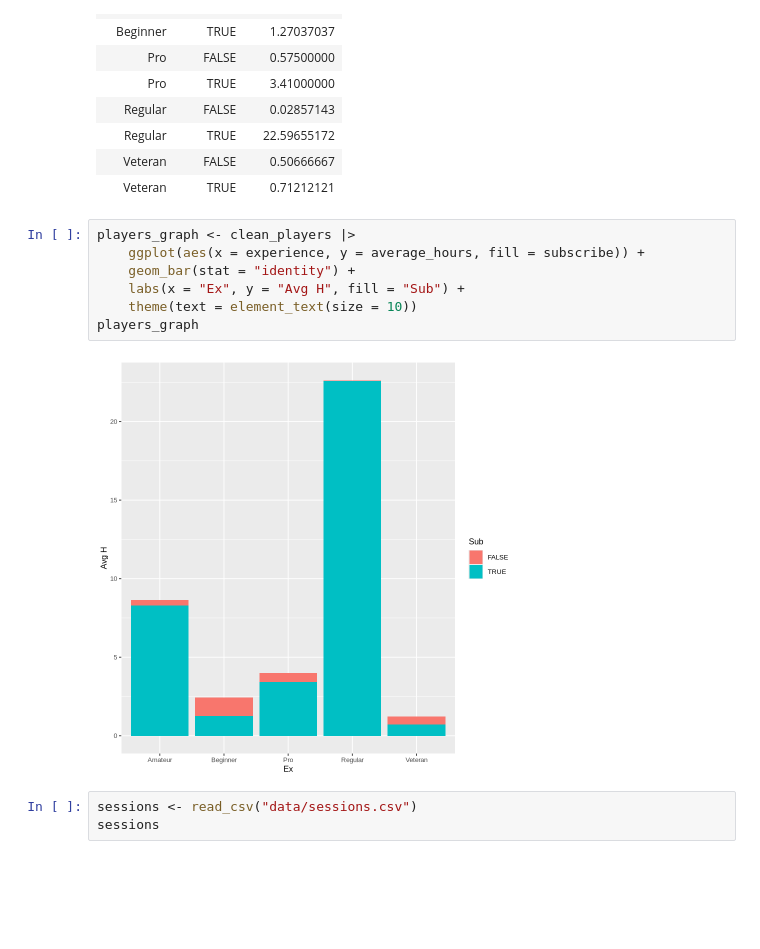
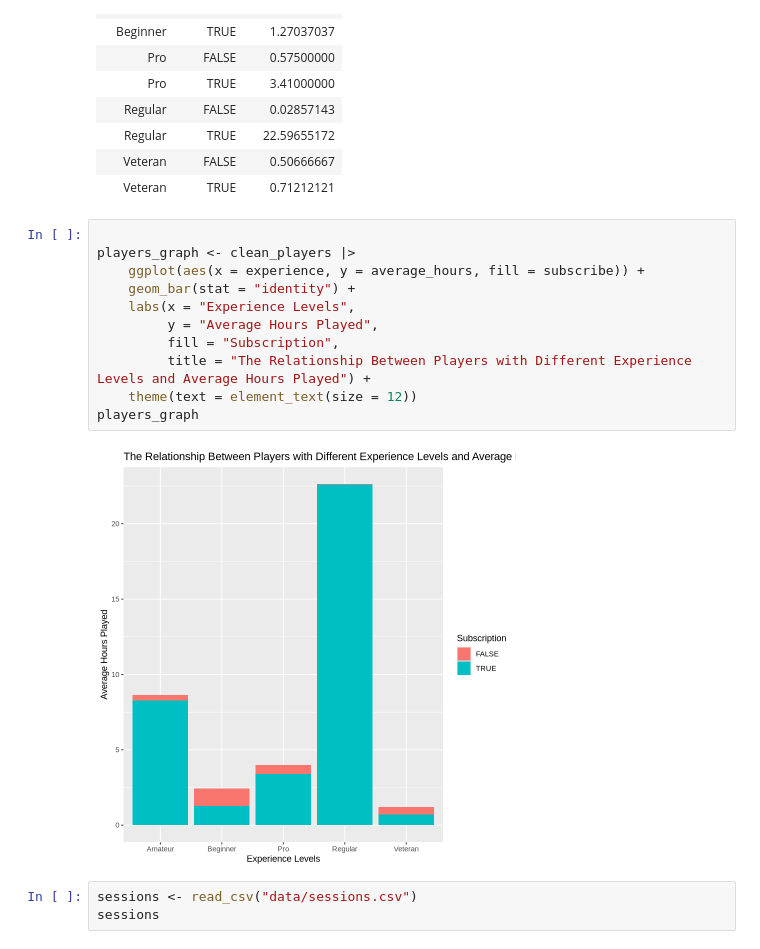
Before and after one commit to soondoongdori/mc_data, a Jupyter notebook: dsci100_project/project.ipynb, the cells around one changed output. Cells and saved outputs as stored; diff of their text form; blank space fills up the shorter version.

Commit message:
graph adjustment

```diff
--- a/dsci100_project/project.ipynb
+++ b/dsci100_project/project.ipynb
@@ -61,14 +61,18 @@ A grouped_df: 10 × 3
 | Veteran | FALSE | 0.50666667 |
 | Veteran | TRUE | 0.71212121 |
 # %%
+
 players_graph <- clean_players |>
     ggplot(aes(x = experience, y = average_hours, fill = subscribe)) +
     geom_bar(stat = "identity") +
-    labs(x = "Ex", y = "Avg H", fill = "Sub") +
-    theme(text = element_text(size = 10))
+    labs(x = "Experience Levels",
+         y = "Average Hours Played",
+         fill = "Subscription",
+         title = "The Relationship Between Players with Different Experience Levels and Average Hours Played") +
+    theme(text = element_text(size = 12))
 players_graph
 # %% [output]
-[figure, old version]
+[figure, new version]
 # %%
 sessions <- read_csv("data/sessions.csv")
 sessions
```
